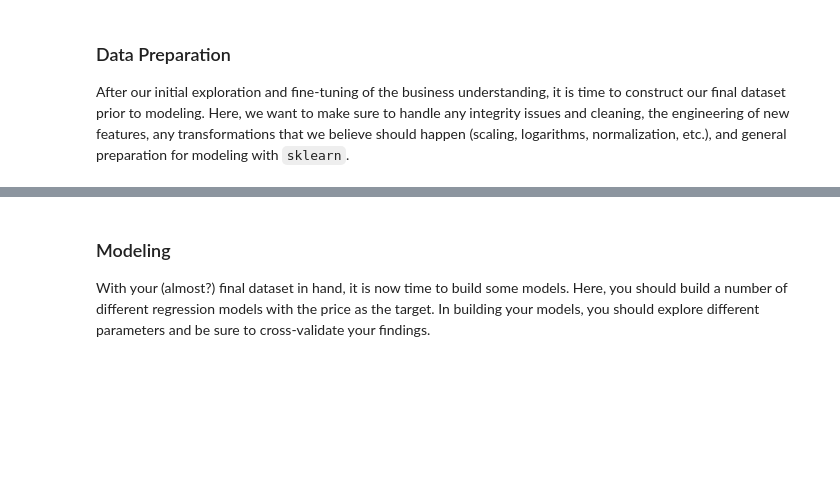
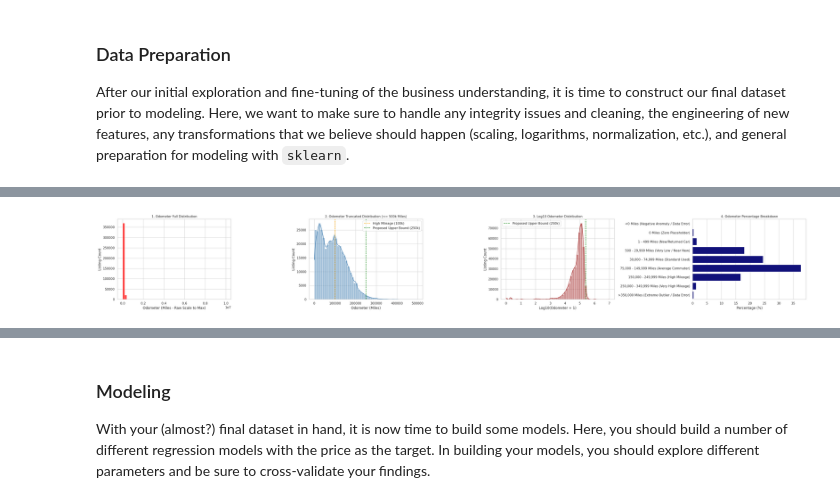
Before and after one commit to 1abhisheknigam/my-ai, a Jupyter notebook: price-of-car/notebooks/price_of_car.ipynb, the cells around one changed output, grey strips where cells are left out. Saved outputs shown, nothing was run; the diff lists cells and outputs as text; code cells hidden in the pictures; blank space fills up the shorter version.

```diff
--- a/price-of-car/notebooks/price_of_car.ipynb
+++ b/price-of-car/notebooks/price_of_car.ipynb
@@ -708,0 +924,17 @@ cleaned_df = df.copy()
+# %%
+# odometer intervals
+odo_bins = [-np.inf, -0.0001, 0, 499, 29999, 74999, 149999, 249999, 349999, np.inf]
+odo_labels = [
+    '<0 Miles (Negative Anomaly / Data Error)',
+    '0 Miles (Zero Placeholder)',
+    '1 - 499 Miles (New/Returned Car)',
+    '500 - 29,999 Miles (Very Low / Near New)',
+    '30,000 - 74,999 Miles (Standard Used)',
+    '75,000 - 149,999 Miles (Average Commuter)',
+    '150,000 - 249,999 Miles (High Mileage)',
+    '250,000 - 349,999 Miles (Very High Mileage)',
+    '>350,000 Miles (Extreme Outlier / Data Error)',
+]
+
+odo_summary_pre = \
+  print_interval_distribution(df, 'odometer', odo_bins, odo_labels)
@@ -708,0 +1191,79 @@ cleaned_df = df.copy()
+# %%
+# turning to odo now
+
+fig, axes = plt.subplots(1, 4, figsize=(35, 5))
+
+# 1. Odometer Full Distribution
+sns.histplot(
+    data=df,
+    x="odometer",
+    bins=50,
+    ax=axes[0],
+    color="red",
+)
+axes[0].set_title(
+    "1. Odometer Full Distribution", fontsize=11
+)
+axes[0].set_xlabel("Odometer (Miles - Raw Scale to Max)")
+axes[0].set_ylabel("Listing Count")
+axes[0].ticklabel_format(style="scientific", axis="x", scilimits=(0, 0))
+
+# 2. Odometer Truncated Distribution (<= 500k Miles)
+sns.histplot(
+    data=df[df["odometer"] <= 500_000],
+    x="odometer",
+    bins=50,
+    kde=True,
+    ax=axes[1],
+    color="steelblue",
+)
+axes[1].axvline(
+    100_000,
+    color="orange",
+    linestyle="--",
+    linewidth=1.5,
+    label="High Mileage (100k)",
+)
+axes[1].axvline(
+    250_000,
+    color="green",
+    linestyle="--",
+    linewidth=1.5,
+    label="Proposed Upper Bound (250k)",
+)
+axes[1].set_title("2. Odometer Truncated Distribution (<= 500k Miles)", fontsize=11)
+axes[1].set_xlabel("Odometer (Miles)")
+axes[1].set_ylabel("Listing Count")
+axes[1].legend(loc="upper right")
+
+# 3. Log10 Transformed Distribution
+log_odo = np.log10(df["odometer"] + 1)
+sns.histplot(x=log_odo, bins=50, kde=True, ax=axes[2], color="brown")
+axes[2].axvline(
+    np.log10(250_000),
+    color="green",
+    linestyle="--",
+    linewidth=1.5,
+    label="Proposed Upper Bound (250k)",
+)
+axes[2].set_title("3. Log10 Odometer Distribution", fontsize=11)
+axes[2].set_xlabel("Log10(Odometer + 1)")
+axes[2].set_ylabel("Listing Count")
+axes[2].legend(loc="upper left")
+
+# 4. Breakdown from odo_summary_pre
+sns.barplot(
+    data=odo_summary_pre,
+    y="Range",
+    x="Percentage (%)",
+    color="darkblue",
+    ax=axes[3],
+)
+axes[3].set_title("4. Odometer Percentage Breakdown", fontsize=11)
+axes[3].set_xlabel("Percentage (%)")
+axes[3].set_ylabel("")
+
+plt.tight_layout()
+plt.show()
+# %% [output]
+[figure, added]
```
Also changed, not shown: parts of 84 cells of this notebook.
